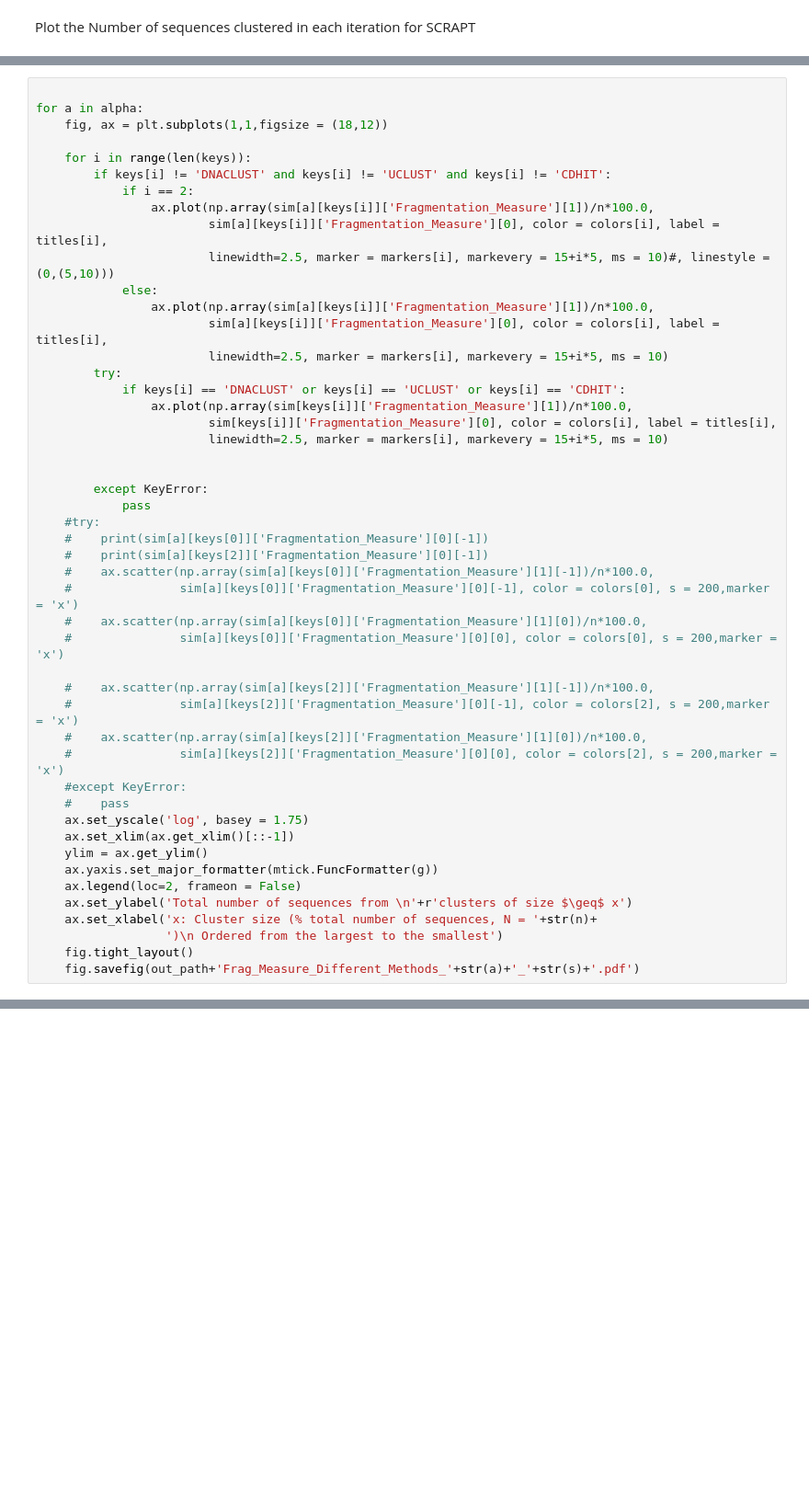
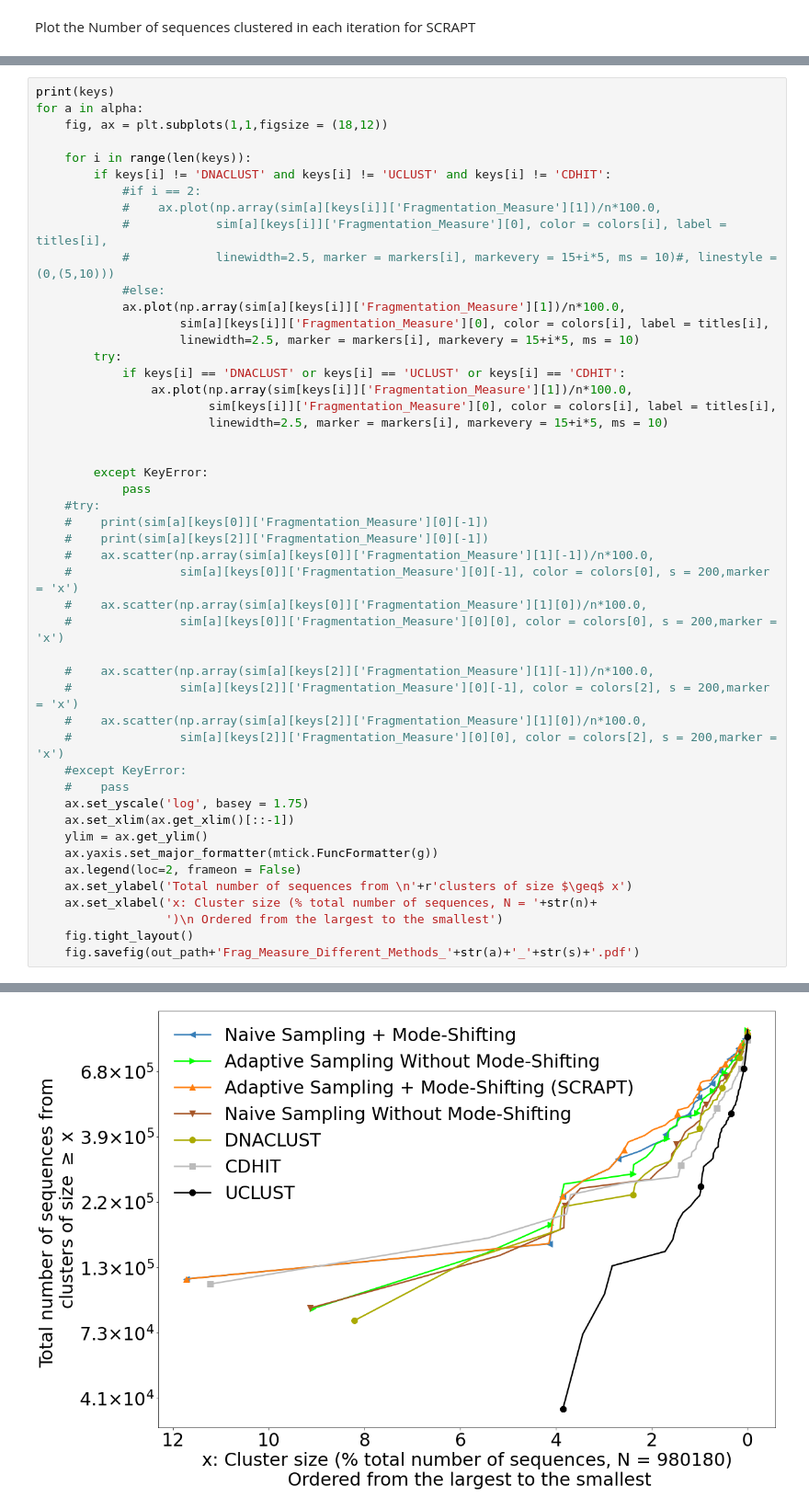
Before and after one commit to hsmurali/SCRAPT, a Jupyter notebook: Experiments/Summarize_Findings/Make_Charts_Clustering.ipynb, the cells around one changed output, grey strips where cells are left out. Shown at 92% size. Cells and saved outputs as stored; diff of their text form; blank space fills up the shorter version.

```diff
--- a/Experiments/Summarize_Findings/Make_Charts_Clustering.ipynb
+++ b/Experiments/Summarize_Findings/Make_Charts_Clustering.ipynb
@@ -116,18 +126,18 @@ fig.savefig(out_path+'Cluster_Distribution_SCRAPT_'+str(s)+'.pdf')
 # %%
-
+print(keys)
 for a in alpha:
     fig, ax = plt.subplots(1,1,figsize = (18,12))
 
     for i in range(len(keys)):
         if keys[i] != 'DNACLUST' and keys[i] != 'UCLUST' and keys[i] != 'CDHIT':
-            if i == 2:
-                ax.plot(np.array(sim[a][keys[i]]['Fragmentation_Measure'][1])/n*100.0,
-                        sim[a][keys[i]]['Fragmentation_Measure'][0], color = colors[i], label = titles[i],
-                        linewidth=2.5, marker = markers[i], markevery = 15+i*5, ms = 10)#, linestyle = (0,(5,10)))
-            else:
-                ax.plot(np.array(sim[a][keys[i]]['Fragmentation_Measure'][1])/n*100.0,
-                        sim[a][keys[i]]['Fragmentation_Measure'][0], color = colors[i], label = titles[i],
-                        linewidth=2.5, marker = markers[i], markevery = 15+i*5, ms = 10)
+            #if i == 2:
+            #    ax.plot(np.array(sim[a][keys[i]]['Fragmentation_Measure'][1])/n*100.0,
+            #            sim[a][keys[i]]['Fragmentation_Measure'][0], color = colors[i], label = titles[i],
+            #            linewidth=2.5, marker = markers[i], markevery = 15+i*5, ms = 10)#, linestyle = (0,(5,10)))
+            #else:
+            ax.plot(np.array(sim[a][keys[i]]['Fragmentation_Measure'][1])/n*100.0,
+                    sim[a][keys[i]]['Fragmentation_Measure'][0], color = colors[i], label = titles[i],
+                    linewidth=2.5, marker = markers[i], markevery = 15+i*5, ms = 10)
         try:
             if keys[i] == 'DNACLUST' or keys[i] == 'UCLUST' or keys[i] == 'CDHIT':
                 ax.plot(np.array(sim[keys[i]]['Fragmentation_Measure'][1])/n*100.0,
@@ -161,3 +171,4 @@ for a in alpha:
                   ')\n Ordered from the largest to the smallest')
     fig.tight_layout()
     fig.savefig(out_path+'Frag_Measure_Different_Methods_'+str(a)+'_'+str(s)+'.pdf')
+# %% [output]
@@ -163,0 +176 @@ for a in alpha:
+[figure, added]
```
Also changed, not shown: parts of 7 cells of this notebook, 3 other files.
